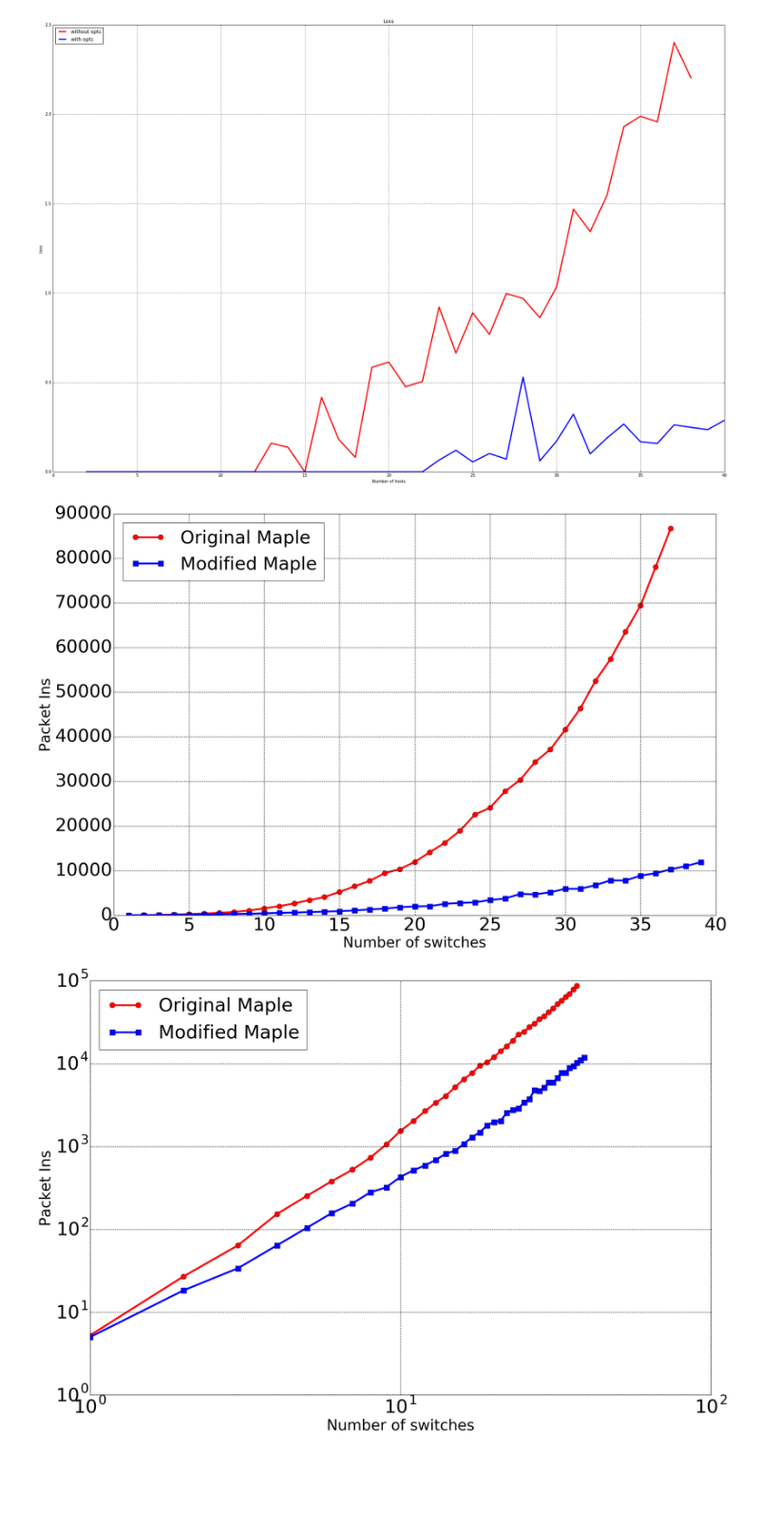
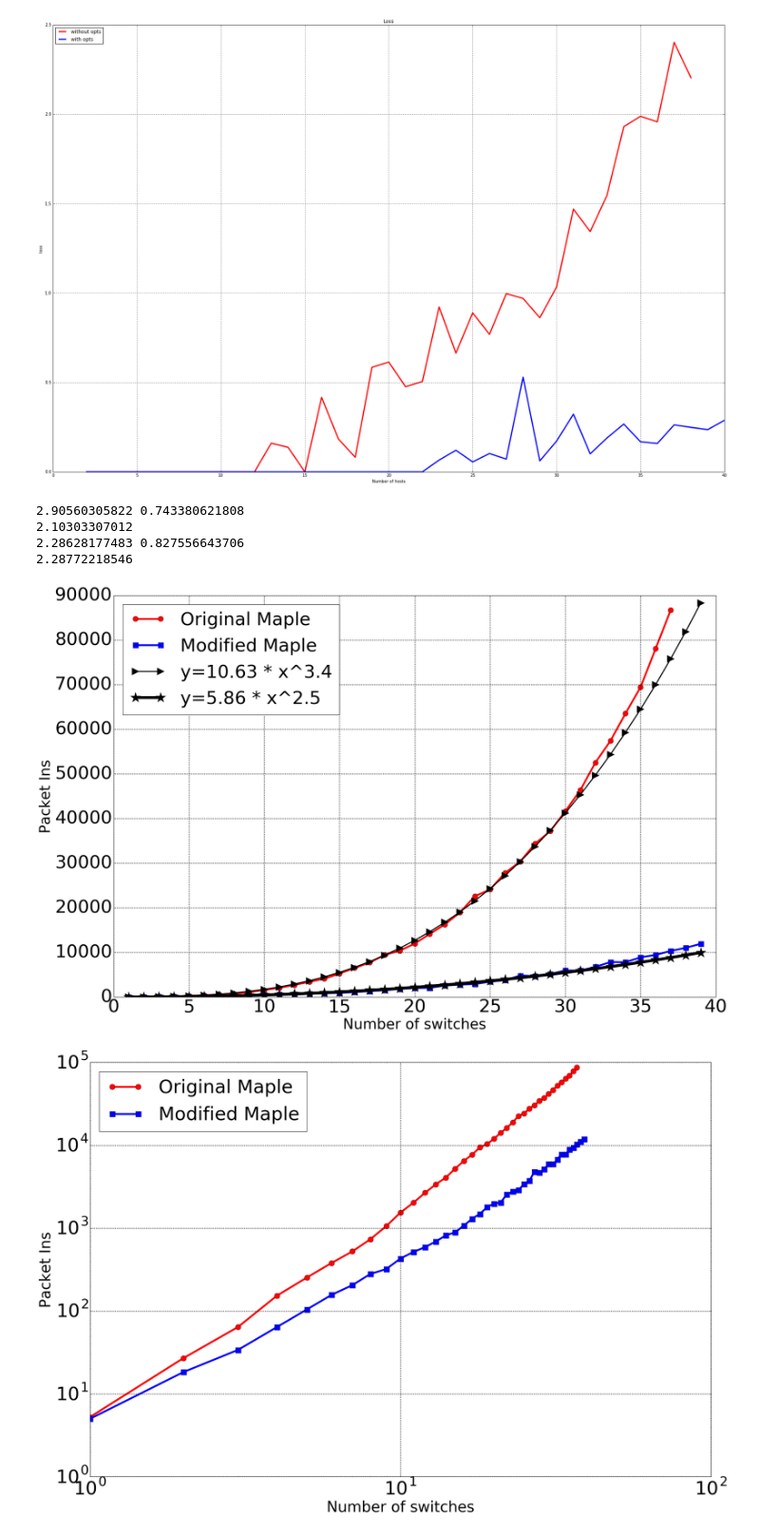
Before and after one commit to dShvetsov/testing, a Jupyter notebook: research.ipynb, the cells around one changed output. Shown at 95% size. Saved outputs shown, nothing was run; the diff lists cells and outputs as text; code cells hidden in the pictures; blank space fills up the shorter version.

```diff
--- a/research.ipynb
+++ b/research.ipynb
@@ -158,20 +170,51 @@ plt.ylabel("loss")
 plt.show()
 # %% [output]
 [figure]
+# %%
+tmp_n = n_old.get_values() - 1
+y = log(pi_old)[2:]
+x = log(tmp_n)[2:]
+N = len(x)
+
+a2_old = (N * sum(x * y) - sum(x) * sum(y)) / (N*sum(x * x) - sum(x) * sum(x))
+b2_old = (sum(y) - a2_old * sum(x)) / N
+
+print a2_old, b2_old
+print exp(b2_old)
+
+tmp_n = n_new.get_values() - 1
+y = log(pi_new)[2:]
+x = log(tmp_n)[2:]
+N = len(x)
+
+a2_new = (N * sum(x * y) - sum(x) * sum(y)) / (N*sum(x * x) - sum(x) * sum(x))
+b2_new = (sum(y) - a2_new * sum(x)) / N
+
+print a2_new, b2_new
+print exp(b2_new)
+# %% [output]
+2.90560305822 0.743380621808
+2.10303307012
+2.28628177483 0.827556643706
+2.28772218546
 # %%
 plt.figure(figsize=(30, 20))
 plt.plot(n_old - 1, pi_old, color='r', marker='o', markersize=15, label="Original Maple", lw=5)
 plt.plot(n_new - 1, pi_new, color='b', marker='s', markersize=15, label="Modified Maple",lw=5)
+plt.plot( range(1, 40), [ (x**a2_old)*exp(b2_old) for x in range(1, 40)], label="y=10.63 * x^3.4",color='black', lw=3, marker='>', markersize=20 )
+plt.plot( range(1, 40), [ (x**a2_new)*exp(b2_new) for x in range(1, 40)], label='y=5.86 * x^2.5',color='black', lw=8, marker='*', markersize=30 )
+
+
 plt.legend(loc='upper left', prop={'size':50})
 plt.grid(linewidth=3)
 #plt.title("PacketIn messages", fontsize=30)
 plt.xlabel("Number of switches", fontsize=40)
 plt.ylabel("Packet Ins", fontsize=40)
 plt.tick_params(axis='both', which='major', labelsize=50)
-plt.savefig('PacketIn.png')
+plt.savefig('appPacketIn.png')
 plt.show()
 # %% [output]
-[figure, old version]
+[figure, new version]
 # %%
 plt.figure(figsize=(30, 20))
 plt.loglog(n_old - 1, pi_old, color='r', marker='o', markersize=15, label="Original Maple", lw=5)
```
Also changed, not shown: parts of 5 cells of this notebook.
